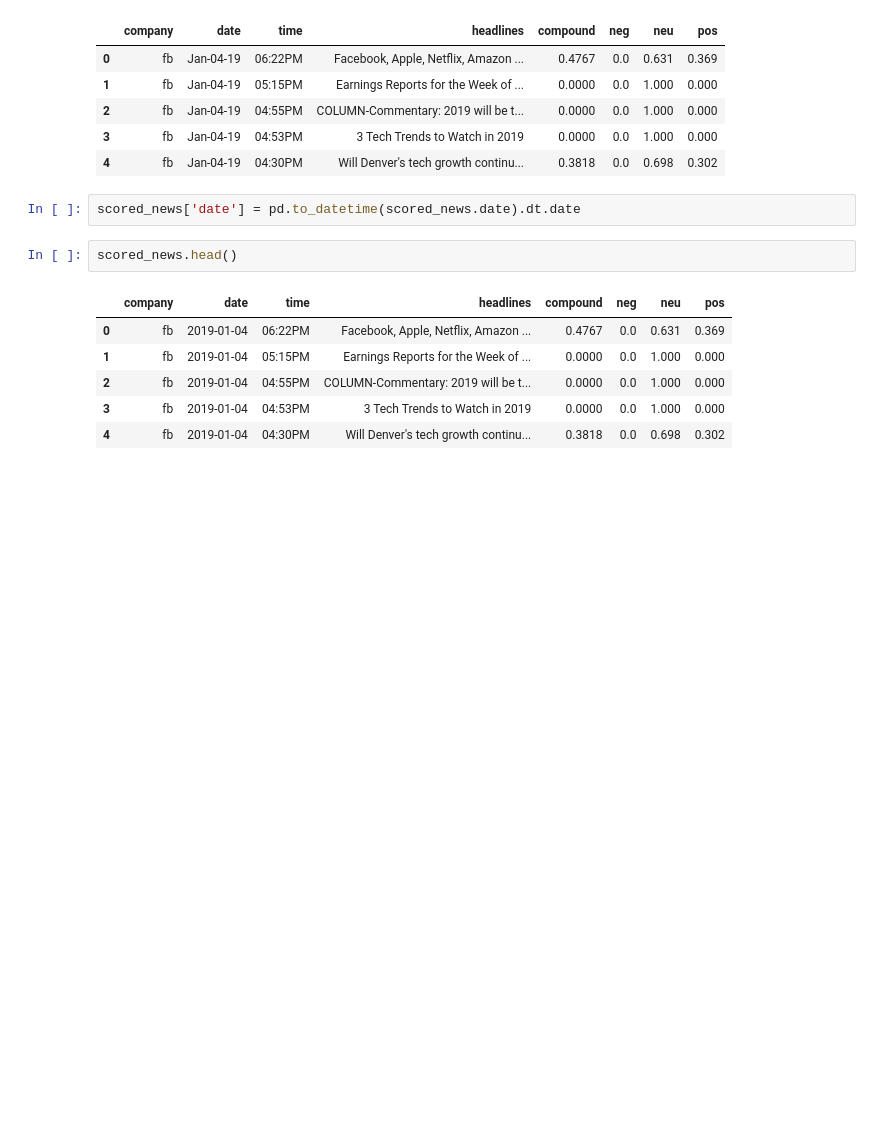
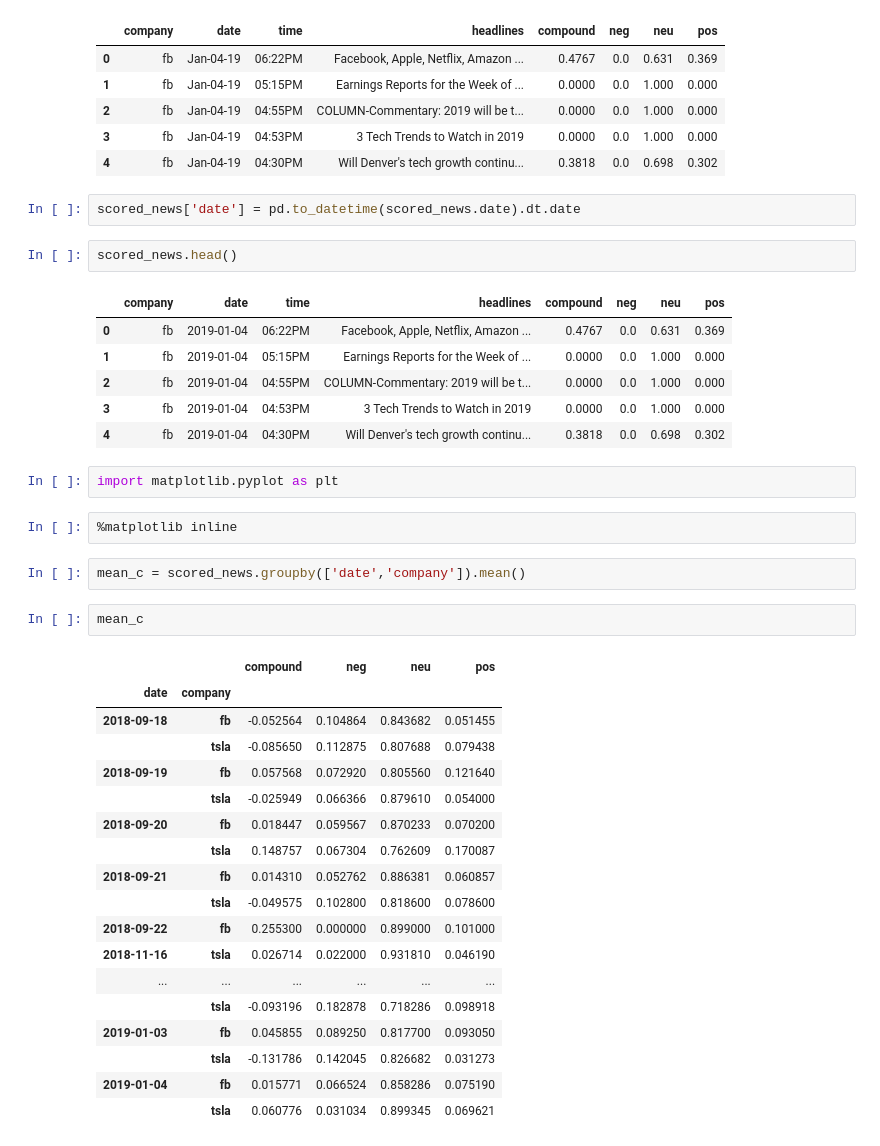
Before and after one commit to kaushik-holla/Sentimental-Analysis-of-Stock-Market-from-News-Headlines-, a Jupyter notebook: Searching and Reading the HTML files.ipynb, the cells around one changed output. Cells and saved outputs as stored; diff of their text form; blank space fills up the shorter version.

```diff
--- a/Searching and Reading the HTML files.ipynb
+++ b/Searching and Reading the HTML files.ipynb
@@ -339,3 +339,30 @@ scored_news.head()
 | 2 | fb | 2019-01-04 | 04:55PM | COLUMN-Commentary: 2019 will be t... | 0.0000 | 0.0 | 1.000 | 0.000 |
 | 3 | fb | 2019-01-04 | 04:53PM | 3 Tech Trends to Watch in 2019 | 0.0000 | 0.0 | 1.000 | 0.000 |
 | 4 | fb | 2019-01-04 | 04:30PM | Will Denver's tech growth continu... | 0.3818 | 0.0 | 0.698 | 0.302 |
+# %%
+import matplotlib.pyplot as plt
+# %%
+%matplotlib inline
+# %%
+mean_c = scored_news.groupby(['date','company']).mean()
+# %%
+mean_c
+# %% [output]
+|  |  | compound | neg | neu | pos |
+| date | company |  |  |  |  |
+| 2018-09-18 | fb | -0.052564 | 0.104864 | 0.843682 | 0.051455 |
+|  | tsla | -0.085650 | 0.112875 | 0.807688 | 0.079438 |
+| 2018-09-19 | fb | 0.057568 | 0.072920 | 0.805560 | 0.121640 |
+|  | tsla | -0.025949 | 0.066366 | 0.879610 | 0.054000 |
+| 2018-09-20 | fb | 0.018447 | 0.059567 | 0.870233 | 0.070200 |
+|  | tsla | 0.148757 | 0.067304 | 0.762609 | 0.170087 |
+| 2018-09-21 | fb | 0.014310 | 0.052762 | 0.886381 | 0.060857 |
+|  | tsla | -0.049575 | 0.102800 | 0.818600 | 0.078600 |
+| 2018-09-22 | fb | 0.255300 | 0.000000 | 0.899000 | 0.101000 |
+| 2018-11-16 | tsla | 0.026714 | 0.022000 | 0.931810 | 0.046190 |
+| ... | ... | ... | ... | ... | ... |
+|  | tsla | -0.093196 | 0.182878 | 0.718286 | 0.098918 |
+| 2019-01-03 | fb | 0.045855 | 0.089250 | 0.817700 | 0.093050 |
+|  | tsla | -0.131786 | 0.142045 | 0.826682 | 0.031273 |
+| 2019-01-04 | fb | 0.015771 | 0.066524 | 0.858286 | 0.075190 |
+|  | tsla | 0.060776 | 0.031034 | 0.899345 | 0.069621 |
```
Also changed, not shown: parts of 9 cells of this notebook.
